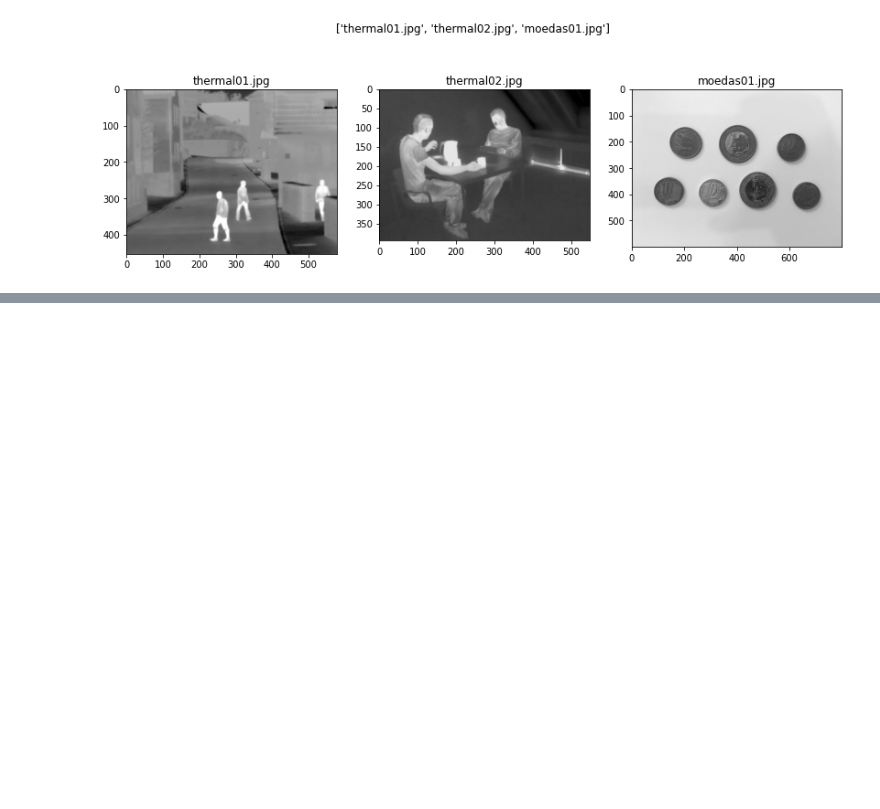
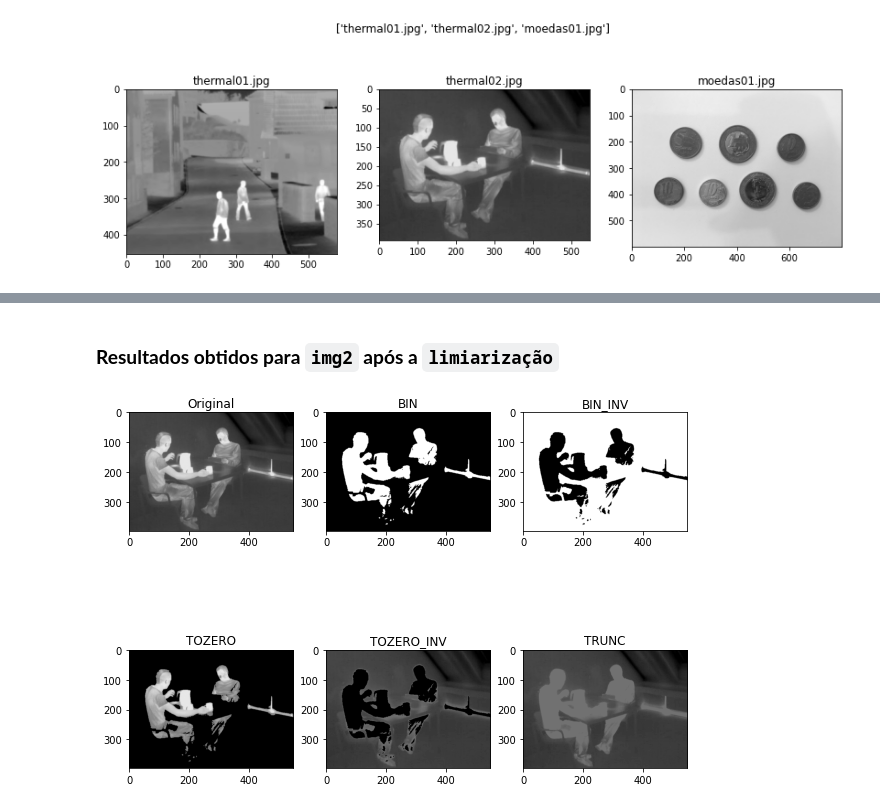
Before and after one commit to AlanMarquesRocha/segmentacao_imagens_pdi, a Jupyter notebook: listas_exerciicios_pt1.ipynb, the cells around one changed output, grey strips where cells are left out. Cells and saved outputs as stored; diff of their text form; code cells hidden in the pictures; blank space fills up the shorter version.

```diff
--- a/listas_exerciicios_pt1.ipynb
+++ b/listas_exerciicios_pt1.ipynb
@@ -132,0 +158,11 @@ def thresh_trunc(imagem, k):
+# %% [markdown]
+### **Resultados obtidos para ``img2`` após a ``limiarização``**
+# %%
+imgsArray = [img2_rgb, img2_bin, img2_bin_inv, img2_tzero, img2_zinv, img2_trunc]
+
+titlesArray =['Original', 'BIN', 'BIN_INV',
+            'TOZERO', 'TOZERO_INV', 'TRUNC']
+
+showMultipleImages(imgsArray, titlesArray, (10, 8), 3, 2)
+# %% [output]
+[figure, added]
```
Also changed, not shown: parts of 7 cells of this notebook.
